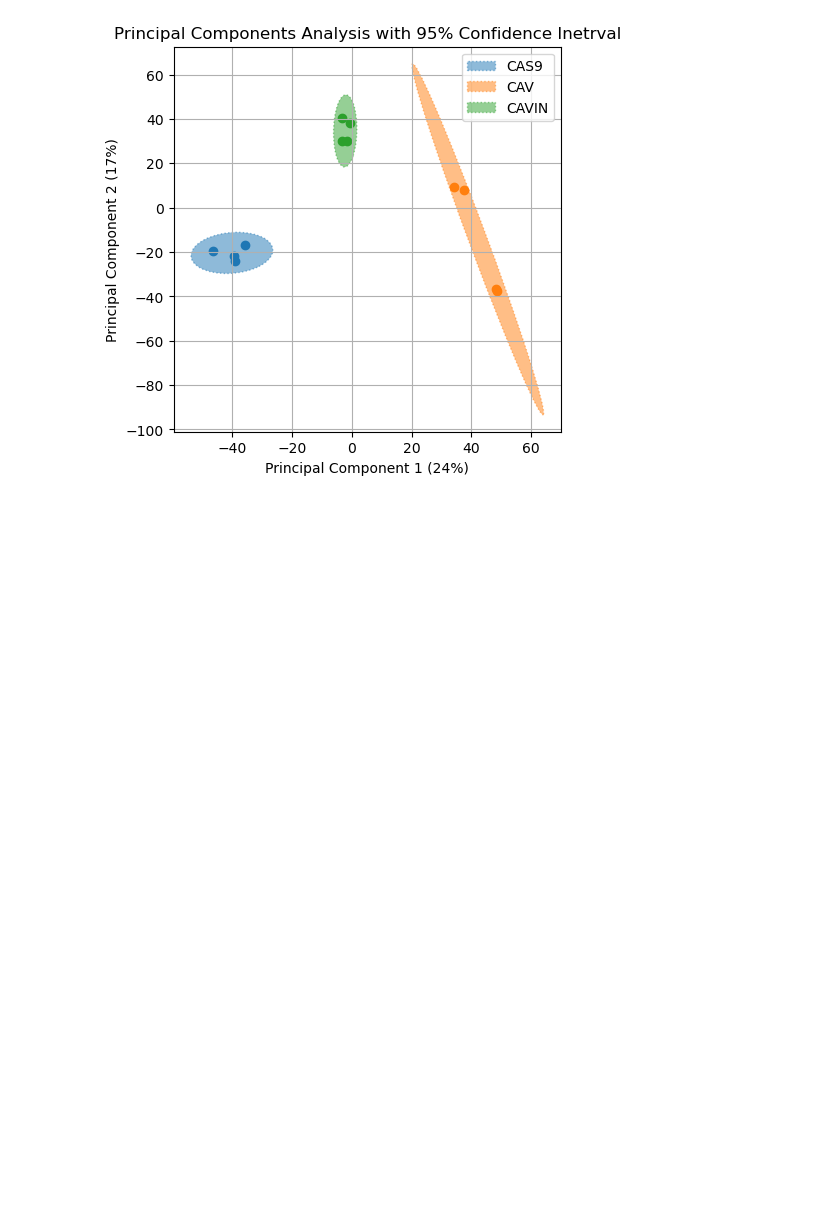
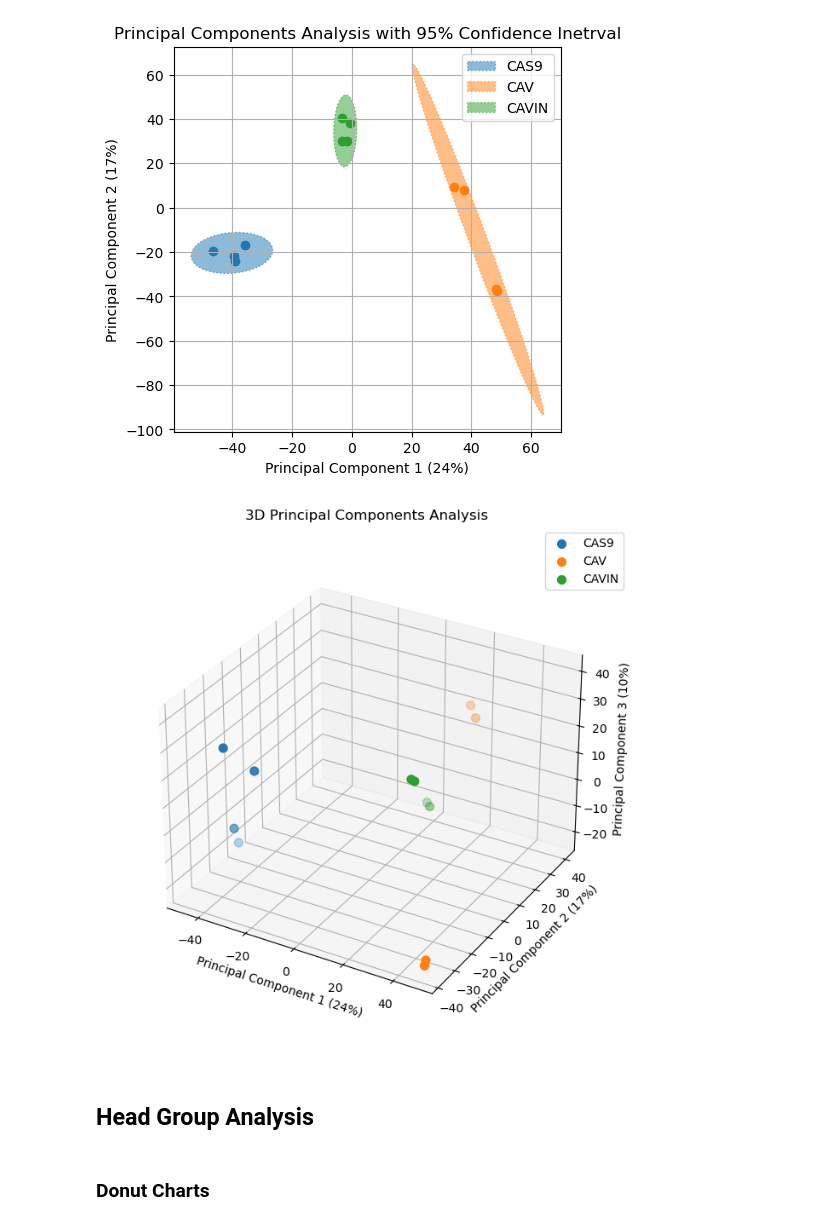
Before and after one commit to hn1902/lipids-proj-new, a Jupyter notebook: cas_cav_cavin_figures.ipynb, the cells around one changed output. Cells and saved outputs as stored; diff of their text form; code cells hidden in the pictures; blank space fills up the shorter version.

```diff
--- a/cas_cav_cavin_figures.ipynb
+++ b/cas_cav_cavin_figures.ipynb
@@ -213,3 +214,35 @@ plt.show()
 ax_nstd.figure.savefig('graphs/cas_cav_cavin/pca/PCA.png', dpi=300, bbox_inches='tight')
 # %% [output]
 [figure]
+# %%
+i = 0
+fig = plt.figure(figsize=(8,8))
+ax_nstd = fig.add_subplot(projection='3d')
+ax_nstd.set_box_aspect(aspect=None, zoom=0.9)
+colors = ['#1f77b4', '#ff7f0e', '#2ca02c']
+
+for protein in df_pca['Mutation'].unique():
+    x = df_pca[df_pca['Mutation'] == protein]['Principal Component 1']
+    y = df_pca[df_pca['Mutation'] == protein]['Principal Component 2']
+    z = df_pca[df_pca['Mutation'] == protein]['Principal Component 3']
+
+    ax_nstd.scatter(x, y, z, color=colors[i], label=protein, s=50)
+#     confidence_ellipse(x, y, ax_nstd, n_std=3,
+#                    label=protein, alpha=0.5, facecolor=colors[i], edgecolor=colors[i], linestyle=':')
+    i += 1
+
+
+ax_nstd.grid()
+ax_nstd.legend()
+ax_nstd.set_title('3D Principal Components Analysis')
+ax_nstd.set_xlabel('Principal Component 1 (24%)')
+ax_nstd.set_ylabel('Principal Component 2 (17%)')
+ax_nstd.set_zlabel('Principal Component 3 (10%)')
+plt.show()
+ax_nstd.figure.savefig('graphs/cas_cav_cavin/pca/3D_PCA.png', dpi=300, bbox_inches='tight')
+# %% [output]
+[figure, added]
+# %% [markdown]
+## Head Group Analysis
+# %% [markdown]
+### Donut Charts
```
Also changed, not shown: parts of 10 cells of this notebook, 15 other files.
